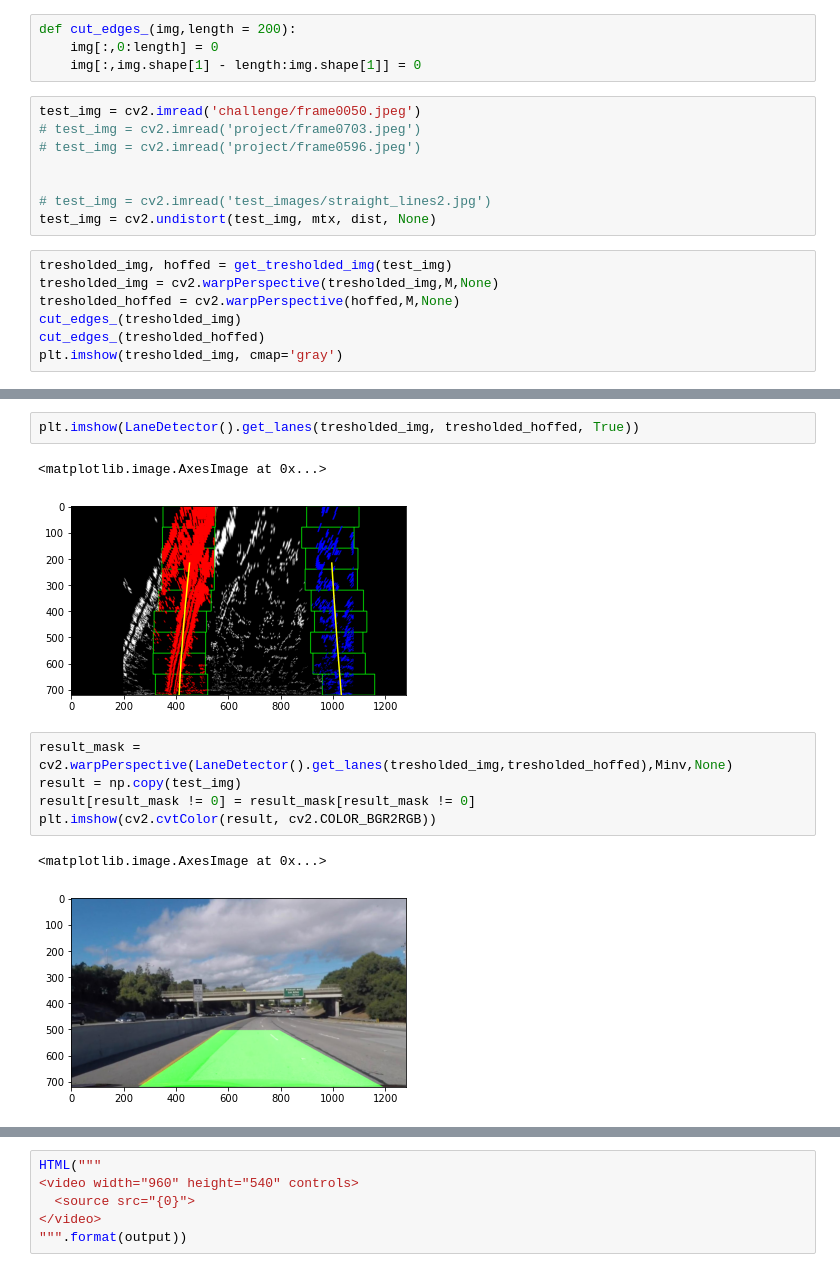
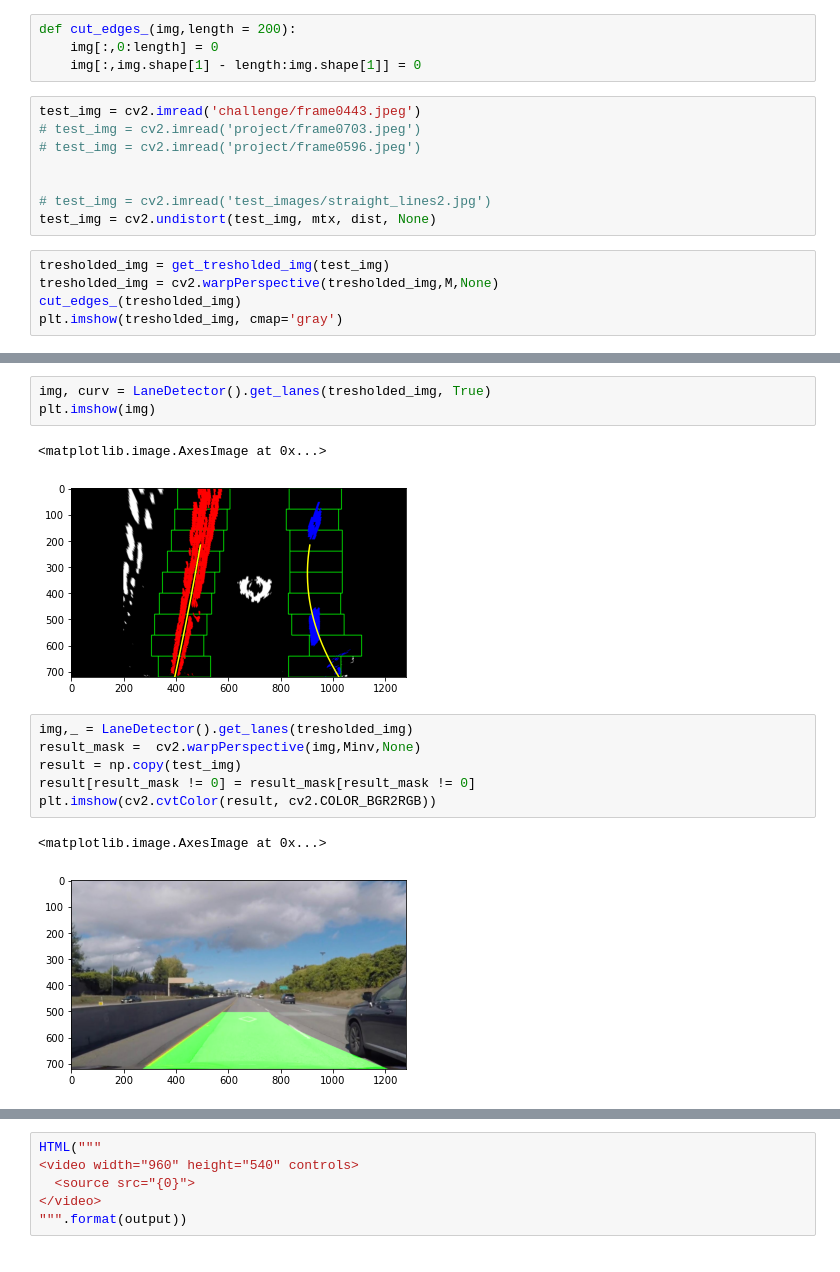
Before and after one commit to acidhills/udacity_advanced_lane_finding, a Jupyter notebook: project.ipynb, the cells around one changed output, grey strips where cells are left out. Cells and saved outputs as stored; diff of their text form.

```diff
--- a/project.ipynb
+++ b/project.ipynb
@@ -25,7 +25,7 @@ def cut_edges_(img,length = 200):
     img[:,0:length] = 0
     img[:,img.shape[1] - length:img.shape[1]] = 0
 # %%
-test_img = cv2.imread('challenge/frame0050.jpeg')
+test_img = cv2.imread('challenge/frame0443.jpeg')
 # test_img = cv2.imread('project/frame0703.jpeg')
 # test_img = cv2.imread('project/frame0596.jpeg')
 
@@ -33,11 +33,9 @@ test_img = cv2.imread('challenge/frame0050.jpeg')
 # test_img = cv2.imread('test_images/straight_lines2.jpg')
 test_img = cv2.undistort(test_img, mtx, dist, None)
 # %%
-tresholded_img, hoffed = get_tresholded_img(test_img)
+tresholded_img = get_tresholded_img(test_img)
 tresholded_img = cv2.warpPerspective(tresholded_img,M,None)
-tresholded_hoffed = cv2.warpPerspective(hoffed,M,None)
 cut_edges_(tresholded_img)
-cut_edges_(tresholded_hoffed)
 plt.imshow(tresholded_img, cmap='gray')
 # %% [output]
 <matplotlib.image.AxesImage at 0x...>
@@ -69,16 +59,18 @@ NameError: name 'LaneDetector' is not defined
 # %%
-plt.imshow(LaneDetector().get_lanes(tresholded_img, tresholded_hoffed, True))
+img, curv = LaneDetector().get_lanes(tresholded_img, True)
+plt.imshow(img)
 # %% [output]
 <matplotlib.image.AxesImage at 0x...>
-[figure, old version]
+[figure, new version]
 # %%
-result_mask =  cv2.warpPerspective(LaneDetector().get_lanes(tresholded_img,tresholded_hoffed),Minv,None)
+img,_ = LaneDetector().get_lanes(tresholded_img)
+result_mask =  cv2.warpPerspective(img,Minv,None)
 result = np.copy(test_img)
 result[result_mask != 0] = result_mask[result_mask != 0]
 plt.imshow(cv2.cvtColor(result, cv2.COLOR_BGR2RGB))
 # %% [output]
 <matplotlib.image.AxesImage at 0x...>
-[figure, old version]
+[figure, new version]
 # %%
 class Processor:
     def __init__(self):
```
Also changed, not shown: parts of 16 cells of this notebook, 4 other files.
